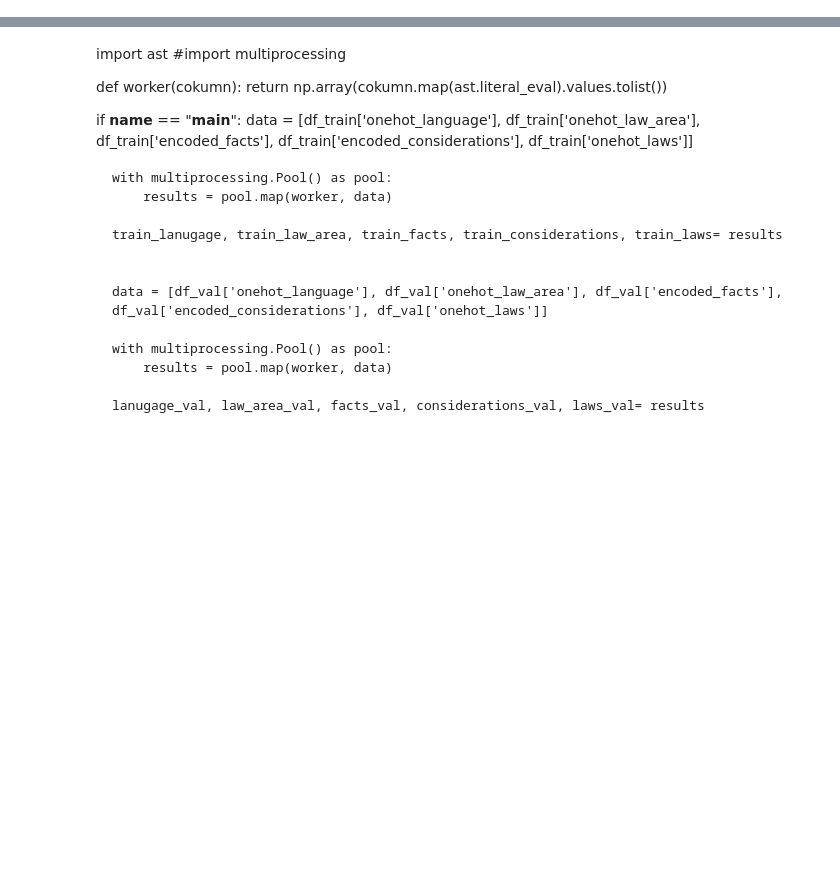
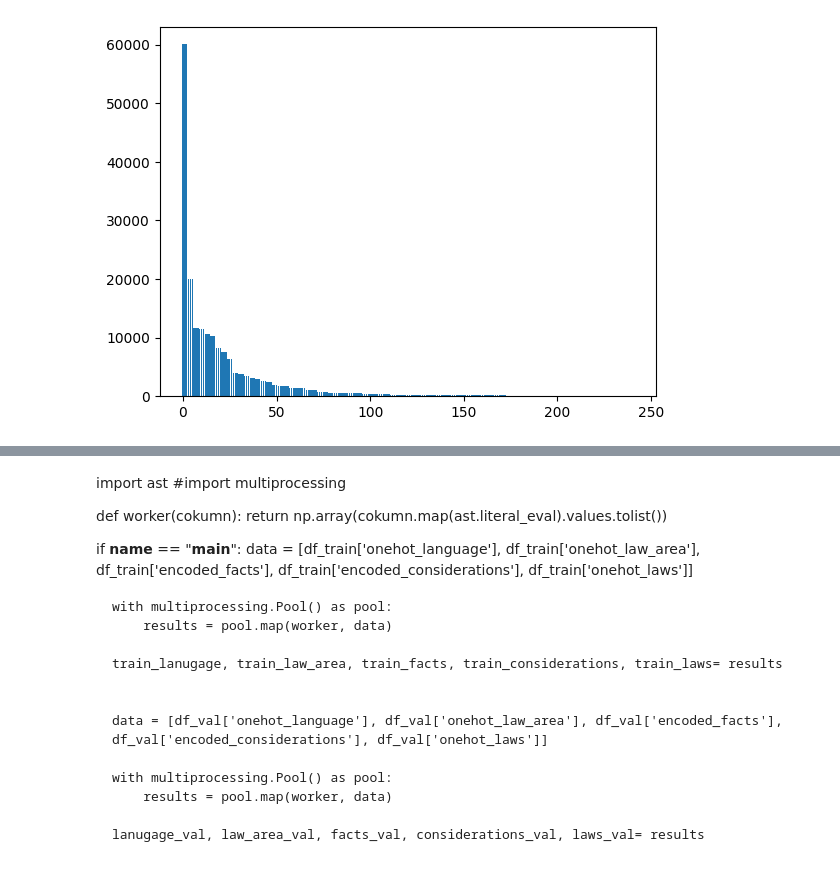
Before and after one commit to sudharshanr-git/Laws-prediction--DNN, a Jupyter notebook: initial dnn.ipynb, the cells around one changed output, grey strips where cells are left out. Cells and saved outputs as stored; diff of their text form; code cells hidden in the pictures; blank space fills up the shorter version.

```diff
--- a/initial dnn.ipynb
+++ b/initial dnn.ipynb
@@ -6,0 +10,8 @@ tf.config.threading.set_inter_op_parallelism_threads(12)
+# %%
+
+import pandas as pd
+import numpy as np
+
+df=pd.read_csv("processed data new\\sep_selected_laws_train_new_encoded.csv")
+df.drop(columns = ["Unnamed: 0"], inplace= True)
+df
@@ -6,0 +32,6 @@ tf.config.threading.set_inter_op_parallelism_threads(12)
+# %%
+law_area_train= df.values[:,0:5]
+language_train = df.values[:,5:8]
+facts_train= df.values[:,8:776]
+considerations_train= df.values[:,776:1544]
+laws_train= df.values[:,1544:]
@@ -6,0 +78,21 @@ tf.config.threading.set_inter_op_parallelism_threads(12)
+# %%
+import math
+
+def compute_equal_contribution_weights(y):
+    n_samples, n_classes = y.shape
+    weights = np.ones(n_classes)
+
+    counts = np.sum(y, axis=0)  # count of positive labels per class
+    valid = (counts > 0) & (counts < n_samples)
+
+    max_count = np.max(counts[valid])
+
+    for i in range(n_classes):
+        if valid[i]:
+            weights[i] = math.pow(max_count / counts[i], 1.1)  # make max = 1, others > 1
+        else:
+            weights[i] = 1  # constant or empty class, skip weighting
+
+    return (weights, counts)
+
+class_weights, freq = compute_equal_contribution_weights(laws_train)
@@ -6,0 +119,7 @@ tf.config.threading.set_inter_op_parallelism_threads(12)
+# %%
+import matplotlib.pyplot as plt
+
+plt.bar(range(241), freq.tolist())
+plt.show()
+# %% [output]
+[figure, added]
```
Also changed, not shown: parts of 16 cells of this notebook, 9 other files.
